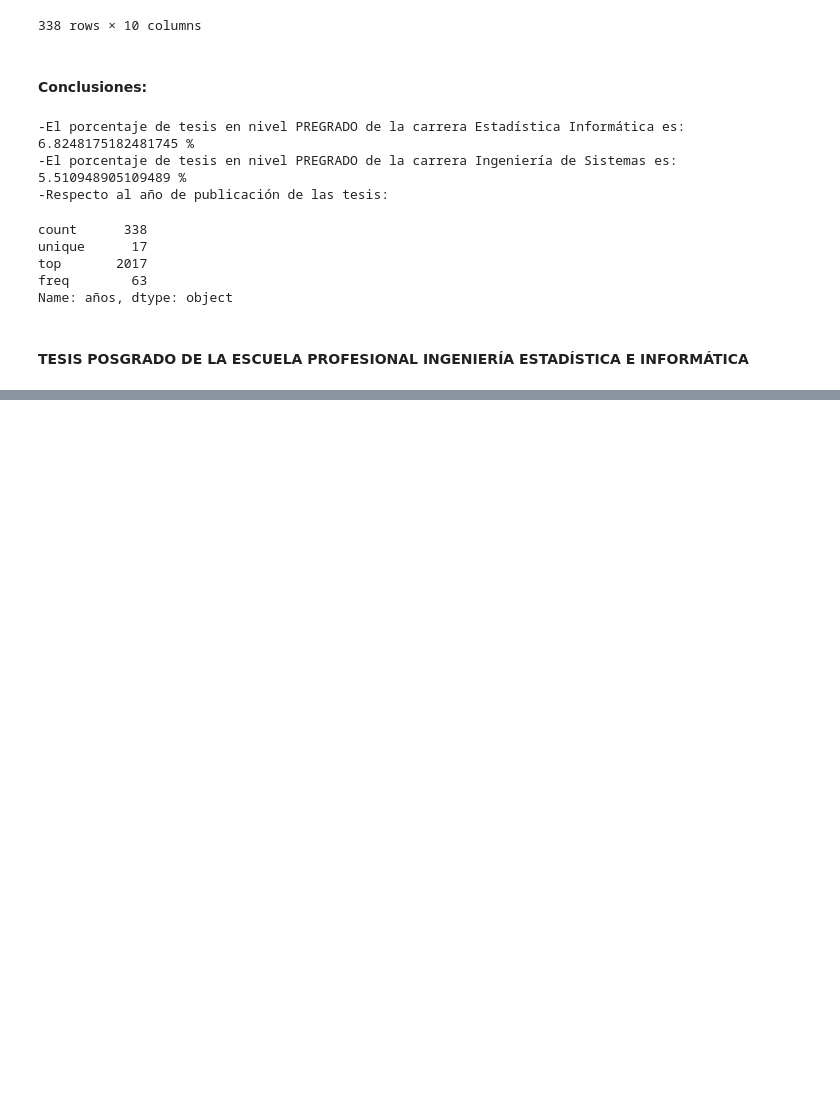
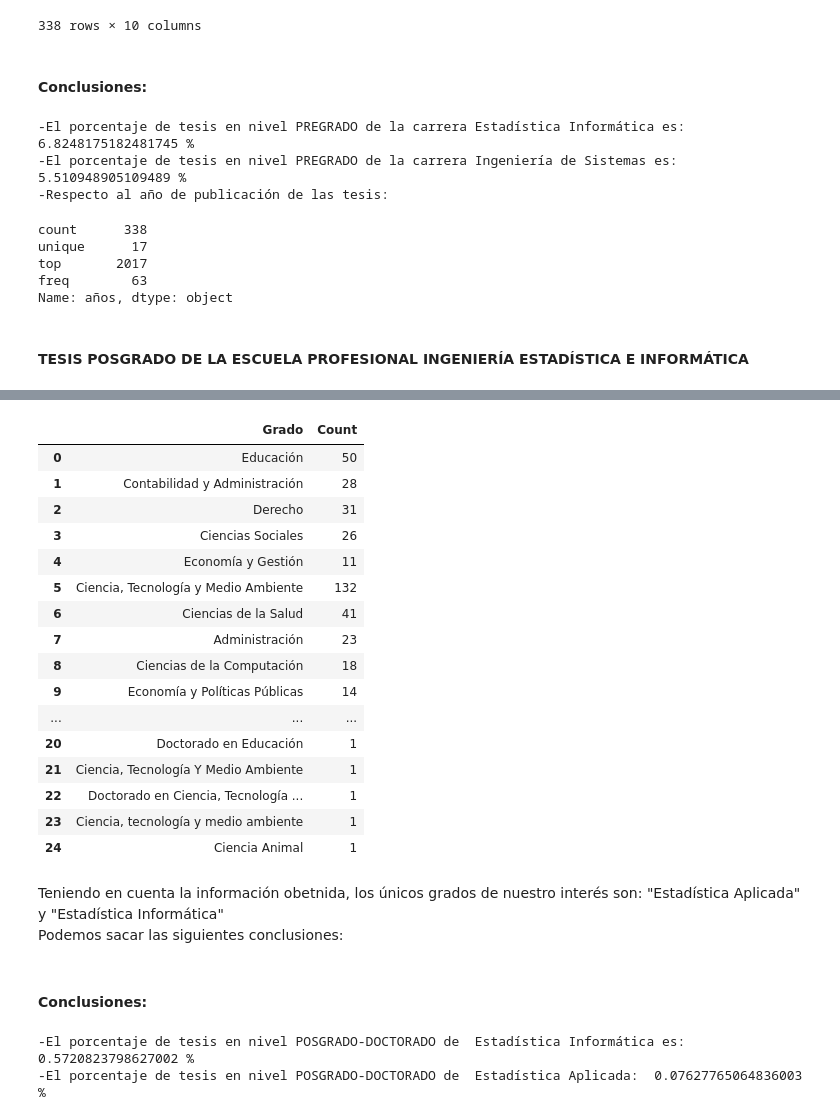
Before and after one commit to Geraldine-Geronimo/LP2_TRABAJO_FINAL, a Jupyter notebook: UNA.ipynb, the cells around one changed output, grey strips where cells are left out. Saved outputs shown, nothing was run; the diff lists cells and outputs as text; code cells hidden in the pictures; blank space fills up the shorter version.

```diff
--- a/UNA.ipynb
+++ b/UNA.ipynb
@@ -292,9 +292,9 @@ def all_pages(url):
     hrefs_all = [re.sub(r"offset=\d+", "offset=" + str(pag), base_href) for pag in lower_limits]
     return hrefs_all
 # %%
-every_page_is = all_pages("http://tesis.unap.edu.pe/handle/20.500.14082/849/browse?type=dateissued")
-publications_links_is = list(itertools.chain(*[links_scrapy(url) for url in every_page_is]))
-publications_links_is
+every_page_pre_is = all_pages("http://tesis.unap.edu.pe/handle/20.500.14082/849/browse?type=dateissued")
+publications_links_pre_is = list(itertools.chain(*[links_scrapy(url) for url in every_page_pre_is]))
+publications_links_pre_is
 # %% [output]
 ['http://repositorio.unap.edu.pe/handle/20.500.14082/9596?show=full',
  'http://repositorio.unap.edu.pe/handle/20.500.14082/2368?show=full',
@@ -333,8 +333,8 @@ level=[]
 n = 0
 
 #
-for i in range(len(publications_links_is)):
-    respuesta = requests.get(publications_links_is[i], headers=headers)
+for i in range(len(publications_links_pre_is)):
+    respuesta = requests.get(publications_links_pre_is[i], headers=headers)
     tabla_tesis = pd.read_html(respuesta.content, encoding = 'utf8')
     tabla_1 = tabla_tesis[0]
 
@@ -703,0 +547,24 @@ df[['años','grados']].describe()
+# %%
+def all_pages(url):
+    # Descargar el contenido de la página
+    page = requests.get(url)
+    # Crear un objeto BeautifulSoup a partir del contenido de la página
+    soup = BeautifulSoup(page.content, "html.parser")
+    # Encontrar el tag a que contiene el url base de las páginas que contienen las publicaciones
+    pages = soup.find_all("a", {"class":"next-page-link"})
+    # Extraer el url base de las páginas que contienen las publicaciones
+    pages_soup = BeautifulSoup(str(pages), 'html.parser')
+    a_tags = pages_soup.find_all('a') # find all anchor elements
+    base_href = ["http://tesis.unap.edu.pe/handle/20.500.14082/3730/" + a_tag['href'] for a_tag in a_tags][0]
+    # Crear lista de límites inferiores de cada url-página
+    string_pages = soup.find_all("p", {"class":"pagination-info"})
+    matches = re.findall("\d+", str(string_pages[0]))
+    lower_limit_max = (max([int(item) for item in matches]) // 20) * 20
+    lower_limits = list(range(0, lower_limit_max + 20, 20))
+    # Crear lista de urls de cada una de las páginas
+    hrefs_all = [re.sub(r"offset=\d+", "offset=" + str(pag), base_href) for pag in lower_limits]
+    return hrefs_all
+# %%
+every_page_pos_ie = all_pages("http://tesis.unap.edu.pe/handle/20.500.14082/153/browse?type=dateissued")
+publications_links_pos_ie = list(itertools.chain(*[links_scrapy(url) for url in every_page_pos_ie]))
+publications_links_pos_ie
@@ -703,0 +771,33 @@ df[['años','grados']].describe()
+# %%
+carreras_e={i:diciplinas.count(i) for i in diciplinas}
+df_posgrado = pd.DataFrame([[key, carreras_e[key]] for key in carreras_e.keys()], columns=['Grado', 'Count'])
+df_posgrado
+# %% [output]
+|  | Grado | Count |
+| 0 | Educación | 50 |
+| 1 | Contabilidad y Administración | 28 |
+| 2 | Derecho | 31 |
+| 3 | Ciencias Sociales | 26 |
+| 4 | Economía y Gestión | 11 |
+| 5 | Ciencia, Tecnología y Medio Ambiente | 132 |
+| 6 | Ciencias de la Salud | 41 |
+| 7 | Administración | 23 |
+| 8 | Ciencias de la Computación | 18 |
+| 9 | Economía y Políticas Públicas | 14 |
+| ... | ... | ... |
+| 20 | Doctorado en Educación | 1 |
+| 21 | Ciencia, Tecnología Y Medio Ambiente | 1 |
+| 22 | Doctorado en Ciencia, Tecnología ... | 1 |
+| 23 | Ciencia, tecnología y medio ambiente | 1 |
+| 24 | Ciencia Animal | 1 |
+# %% [markdown]
+Teniendo en cuenta la información obetnida, los únicos grados de nuestro interés son: "Estadística Aplicada" y "Estadística Informática"
+Podemos sacar las siguientes conclusiones:
+# %% [markdown]
+#### Conclusiones:
+# %%
+print("-El porcentaje de tesis en nivel POSGRADO-DOCTORADO de  Estadística Informática es: ", (df_posgrado.iloc[13][1]/total_tesis_posgrado)*100, "%")
+print("-El porcentaje de tesis en nivel POSGRADO-DOCTORADO de  Estadística Aplicada: ", (df_posgrado.iloc[18][1]/total_tesis_posgrado)*100, "%")
+# %% [output]
+-El porcentaje de tesis en nivel POSGRADO-DOCTORADO de  Estadística Informática es:  0.5720823798627002 %
+-El porcentaje de tesis en nivel POSGRADO-DOCTORADO de  Estadística Aplicada:  0.07627765064836003 %
```
Also changed, not shown: parts of 20 cells of this notebook, 1 other file.
